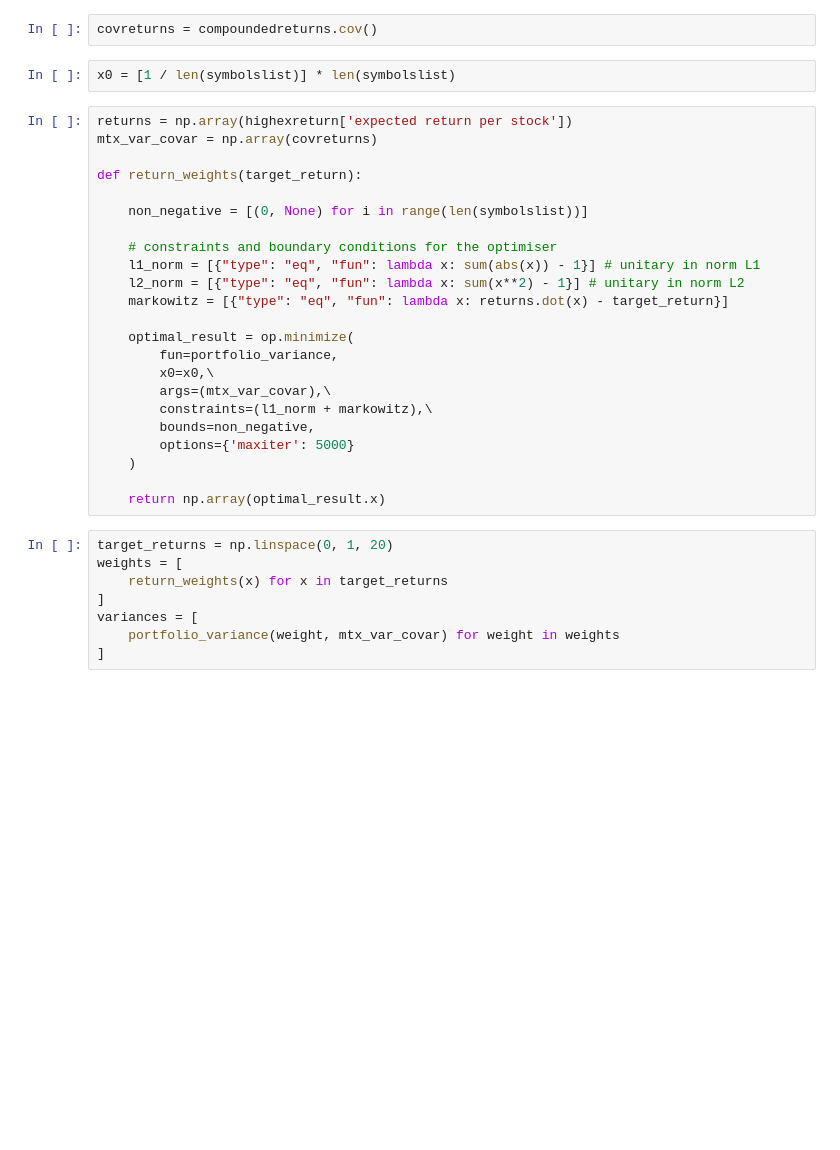
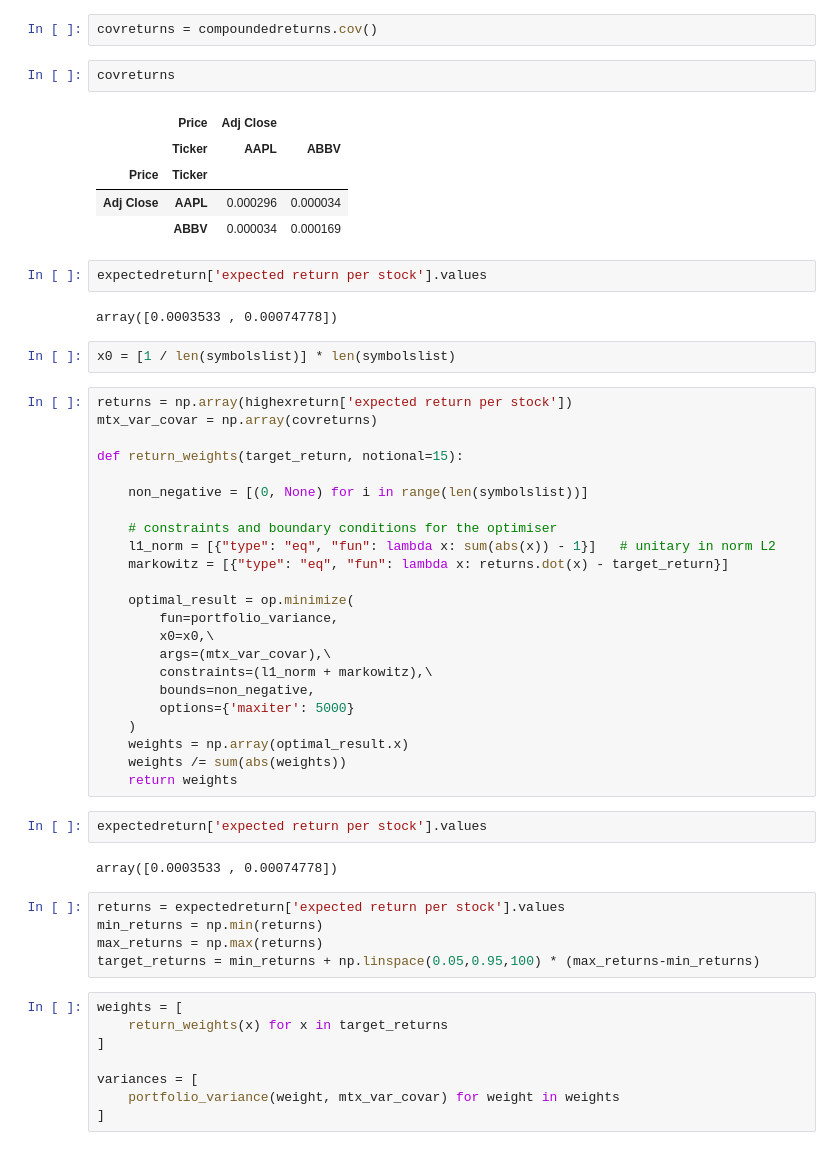
Before and after one commit to NJAimesD/Assets, a Jupyter notebook: markowit.ipynb, the cells around one changed output. Cells and saved outputs as stored; diff of their text form; blank space fills up the shorter version.

```diff
--- a/markowit.ipynb
+++ b/markowit.ipynb
@@ -136,18 +176,29 @@ Data Downloadede Successfully!
 # %%
 covreturns = compoundedreturns.cov()
+# %%
+covreturns
+# %% [output]
+|  | Price | Adj Close |  |
+|  | Ticker | AAPL | ABBV |
+| Price | Ticker |  |  |
+| Adj Close | AAPL | 0.000296 | 0.000034 |
+|  | ABBV | 0.000034 | 0.000169 |
+# %%
+expectedreturn['expected return per stock'].values
+# %% [output]
+array([0.0003533 , 0.00074778])
 # %%
 x0 = [1 / len(symbolslist)] * len(symbolslist)
 # %%
 returns = np.array(highexreturn['expected return per stock'])
 mtx_var_covar = np.array(covreturns)
 
-def return_weights(target_return):
+def return_weights(target_return, notional=15):
 
     non_negative = [(0, None) for i in range(len(symbolslist))]
 
     # constraints and boundary conditions for the optimiser
-    l1_norm = [{"type": "eq", "fun": lambda x: sum(abs(x)) - 1}] # unitary in norm L1
-    l2_norm = [{"type": "eq", "fun": lambda x: sum(x**2) - 1}] # unitary in norm L2
+    l1_norm = [{"type": "eq", "fun": lambda x: sum(abs(x)) - 1}]   # unitary in norm L2
     markowitz = [{"type": "eq", "fun": lambda x: returns.dot(x) - target_return}]
 
     optimal_result = op.minimize(
@@ -158,13 +209,23 @@ def return_weights(target_return):
         bounds=non_negative,
         options={'maxiter': 5000}
     )
-
-    return np.array(optimal_result.x)
+    weights = np.array(optimal_result.x)
+    weights /= sum(abs(weights))
+    return weights
+# %%
+expectedreturn['expected return per stock'].values
+# %% [output]
+array([0.0003533 , 0.00074778])
+# %%
+returns = expectedreturn['expected return per stock'].values
+min_returns = np.min(returns)
+max_returns = np.max(returns)
+target_returns = min_returns + np.linspace(0.05,0.95,100) * (max_returns-min_returns)
 # %%
-target_returns = np.linspace(0, 1, 20)
 weights = [
     return_weights(x) for x in target_returns
 ]
+
 variances = [
     portfolio_variance(weight, mtx_var_covar) for weight in weights
 ]
```
Also changed, not shown: parts of 9 cells of this notebook, 2 other files.
